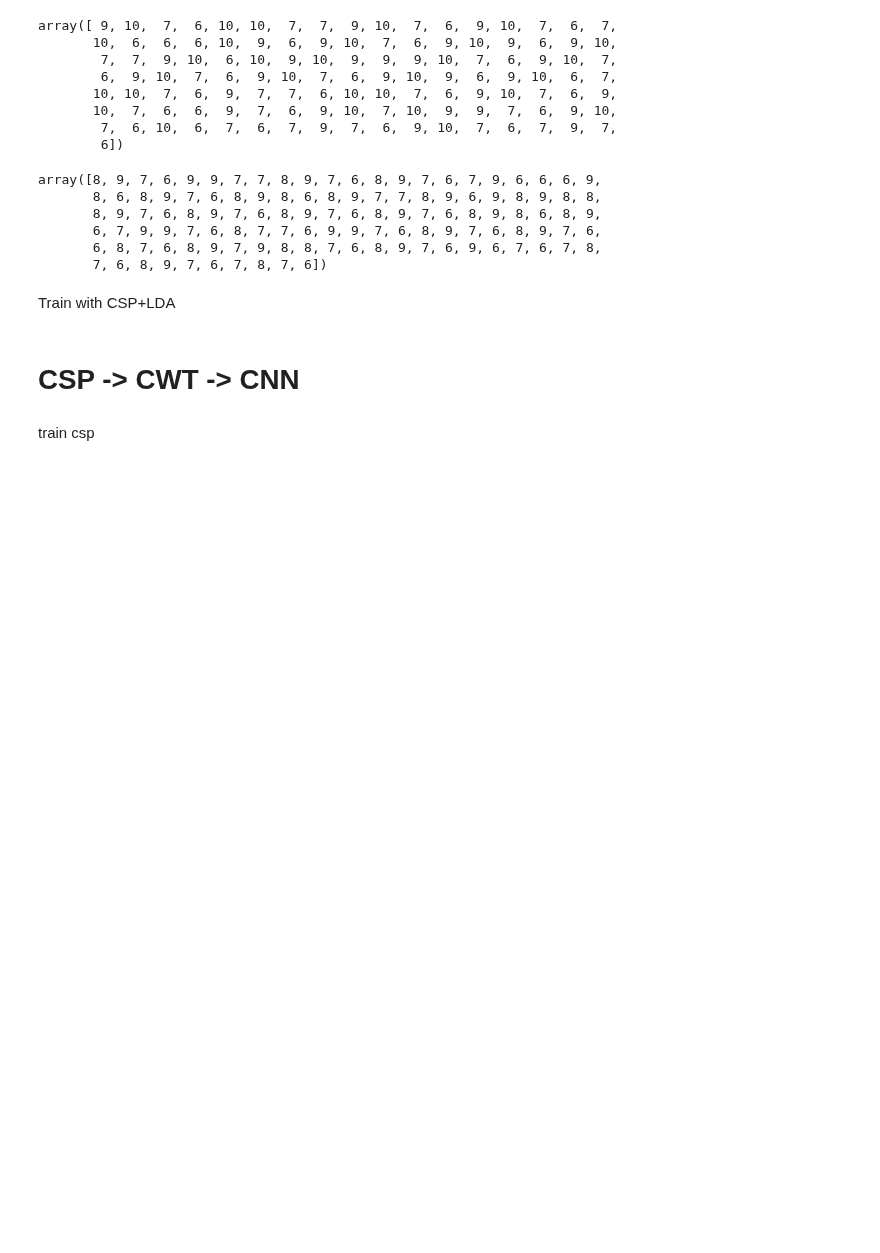
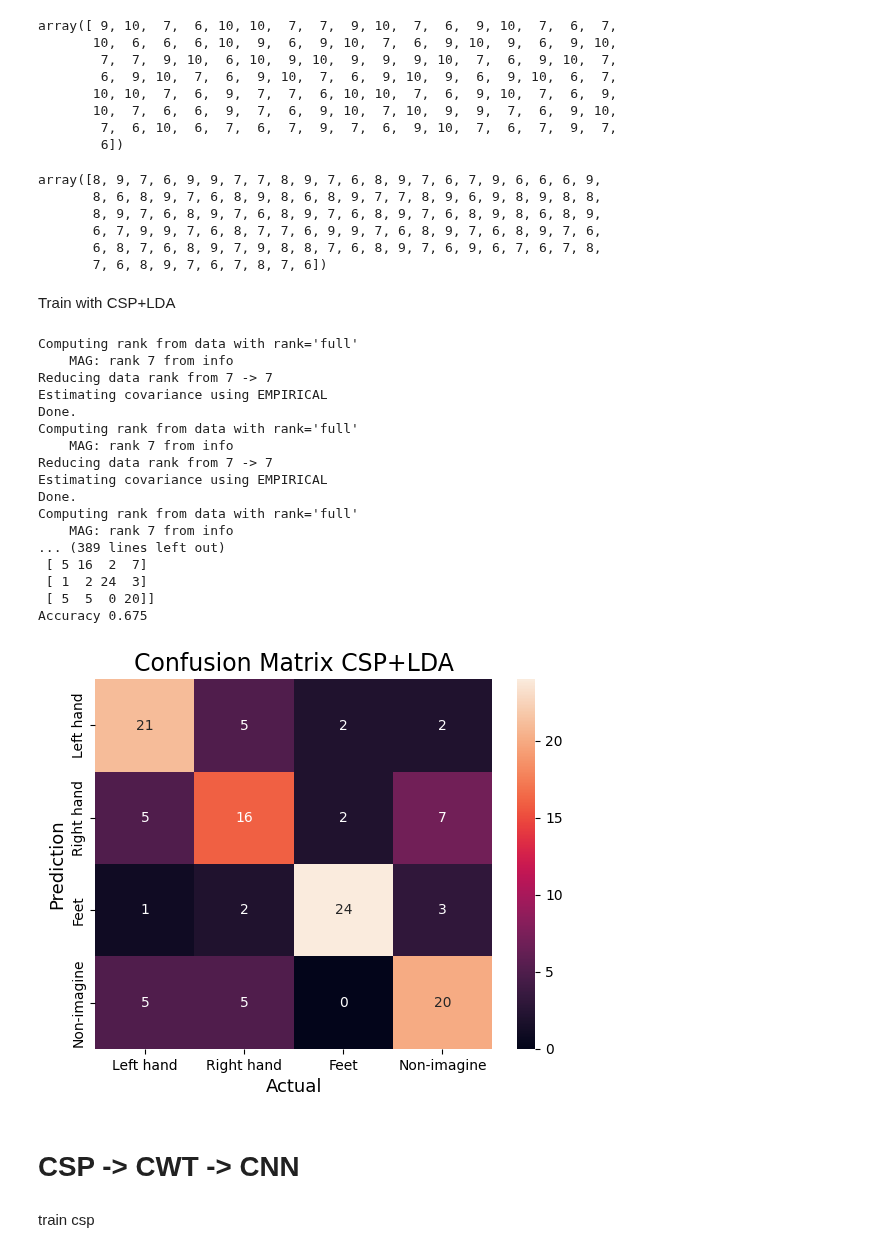
Before and after one commit to pipogood/Senior_Thesis, a Jupyter notebook: CWT_Unicorn.ipynb, the cells around one changed output. Drawn from its saved outputs; the diff is of its cells as text; code cells hidden in the pictures; blank space fills up the shorter version.

```diff
--- a/CWT_Unicorn.ipynb
+++ b/CWT_Unicorn.ipynb
@@ -142,29 +143,48 @@ array([8, 9, 7, 6, 9, 9, 7, 7, 8, 9, 7, 6, 8, 9, 7, 6, 7, 9, 6, 6, 6, 9,
 # %% [markdown]
 Train with CSP+LDA
 # %%
-# lda = LinearDiscriminantAnalysis()
-# from sklearn.metrics import confusion_matrix
-# csp2 = CSP(n_components=7, reg='empirical', log=True, norm_trace=True, rank='full')
-# clf = Pipeline([("CSP", csp2), ("LDA", lda)])
-# scores = cross_val_score(clf, train_data, labels, cv=10, n_jobs=None)
-# CSP_predicted = cross_val_predict(clf, train_data, labels, cv=10)
+lda = LinearDiscriminantAnalysis()
+from sklearn.metrics import confusion_matrix
+csp2 = CSP(n_components=7, reg='empirical', log=True, norm_trace=True, rank='full')
+clf = Pipeline([("CSP", csp2), ("LDA", lda)])
+scores = cross_val_score(clf, train_data, labels, cv=10, n_jobs=None)
+CSP_predicted = cross_val_predict(clf, train_data, labels, cv=10)
 
-# conf_matrix = confusion_matrix(labels, CSP_predicted)
-# print(conf_matrix)
-# print('Accuracy',np.mean(scores))
+conf_matrix = confusion_matrix(labels, CSP_predicted)
+print(conf_matrix)
+print('Accuracy',np.mean(scores))
 
-# import seaborn as sns
-# class_names = ['Left hand', 'Right hand', 'Feet', 'Non-imagine']
+import seaborn as sns
+class_names = ['Left hand', 'Right hand', 'Feet', 'Non-imagine']
 
-# sns.heatmap(conf_matrix,
-#             annot=True,
-#             fmt='g',
-#             xticklabels=class_names,
-#             yticklabels=class_names)
-# plt.ylabel('Prediction',fontsize=13)
-# plt.xlabel('Actual',fontsize=13)
-# plt.title('Confusion Matrix CSP+LDA',fontsize=17)
-# plt.show()
+sns.heatmap(conf_matrix,
+            annot=True,
+            fmt='g',
+            xticklabels=class_names,
+            yticklabels=class_names)
+plt.ylabel('Prediction',fontsize=13)
+plt.xlabel('Actual',fontsize=13)
+plt.title('Confusion Matrix CSP+LDA',fontsize=17)
+plt.show()
+# %% [output]
+Computing rank from data with rank='full'
+    MAG: rank 7 from info
+Reducing data rank from 7 -> 7
+Estimating covariance using EMPIRICAL
+Done.
+Computing rank from data with rank='full'
+    MAG: rank 7 from info
+Reducing data rank from 7 -> 7
+Estimating covariance using EMPIRICAL
+Done.
+Computing rank from data with rank='full'
+    MAG: rank 7 from info
+... (389 lines left out)
+ [ 5 16  2  7]
+ [ 1  2 24  3]
+ [ 5  5  0 20]]
+Accuracy 0.675
+[figure, added]
 # %% [markdown]
 # CSP -> CWT -> CNN
 # %% [markdown]
```
Also changed, not shown: parts of 4 cells of this notebook, 2 other files.
